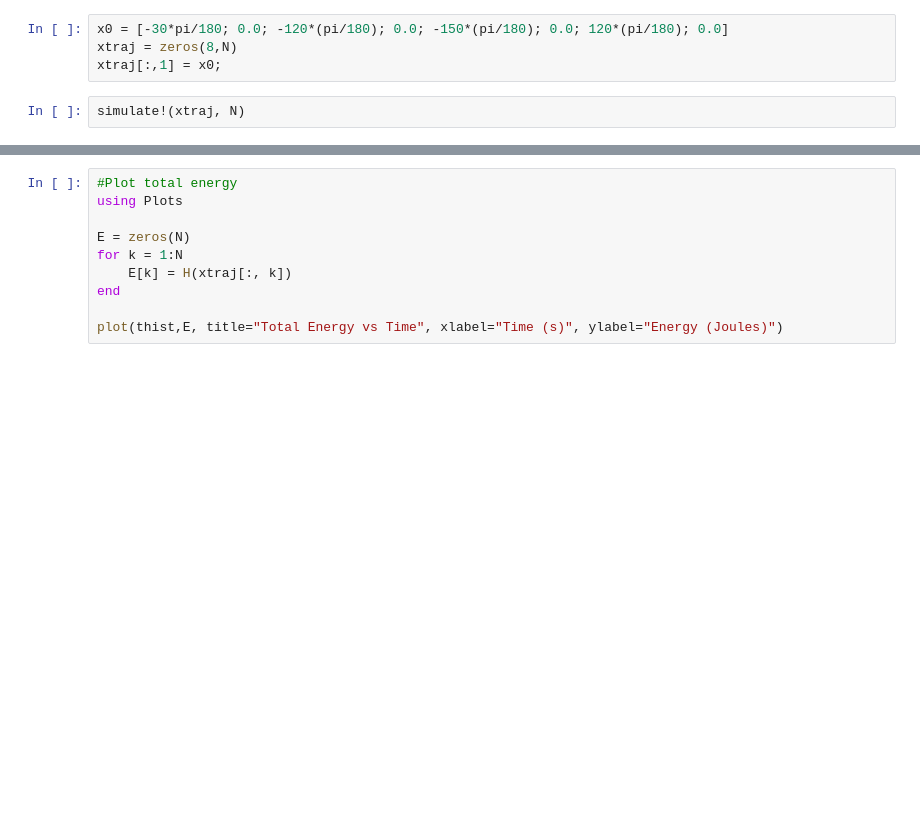
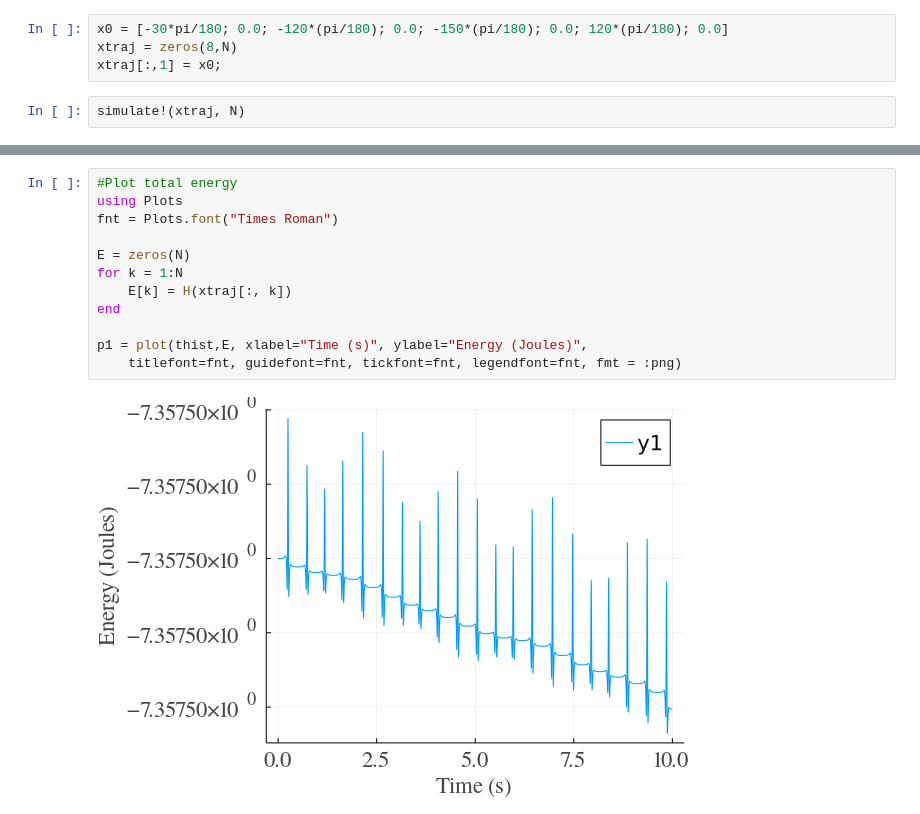
Before and after one commit to bbokser/hopper-sim, a Jupyter notebook: scripts/parallel_leg_symbolic_1.ipynb, the cells around one changed output, grey strips where cells are left out. Drawn from its saved outputs; the diff is of its cells as text; blank space fills up the shorter version.

Commit message:
Added plotting tools and preparing to fix friction term in DEL

```diff
--- a/scripts/parallel_leg_symbolic_1.ipynb
+++ b/scripts/parallel_leg_symbolic_1.ipynb
@@ -230,10 +278,14 @@ end
 # %%
 #Plot total energy
 using Plots
+fnt = Plots.font("Times Roman")
 
 E = zeros(N)
 for k = 1:N
     E[k] = H(xtraj[:, k])
 end
 
-plot(thist,E, title="Total Energy vs Time", xlabel="Time (s)", ylabel="Energy (Joules)")
+p1 = plot(thist,E, xlabel="Time (s)", ylabel="Energy (Joules)",
+    titlefont=fnt, guidefont=fnt, tickfont=fnt, legendfont=fnt, fmt = :png)
+# %% [output]
+[figure, added]
```
Also changed, not shown: parts of 14 cells of this notebook, 7 other files.
